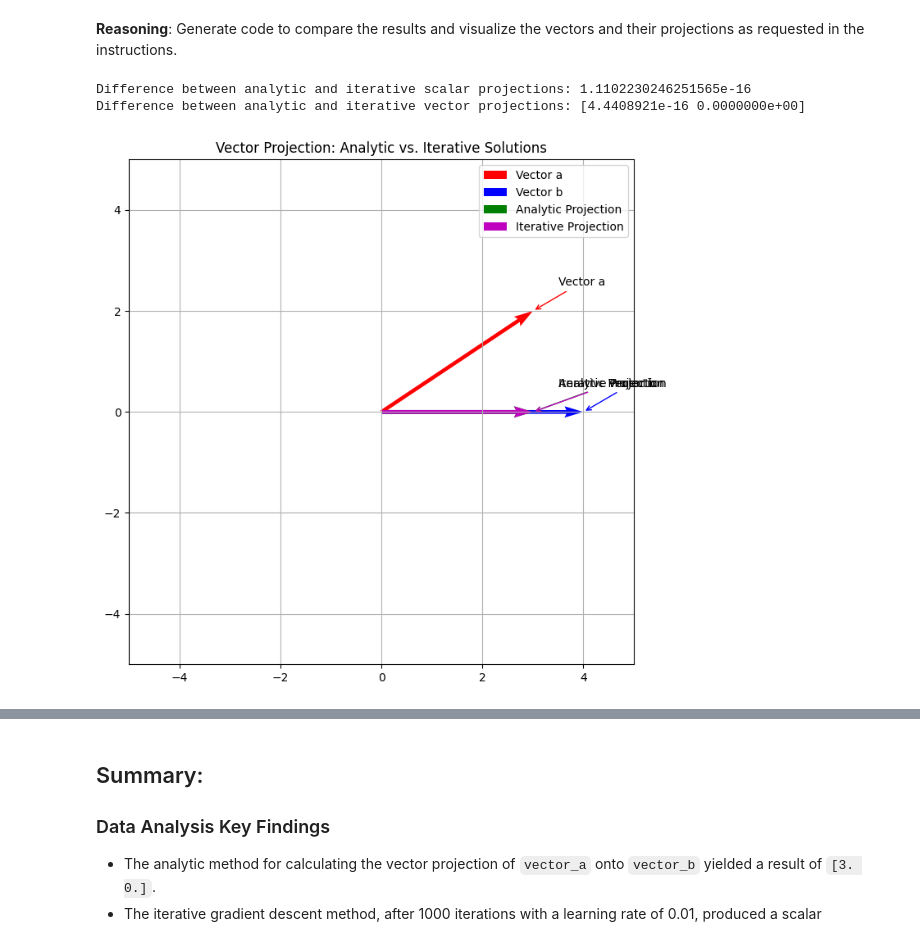
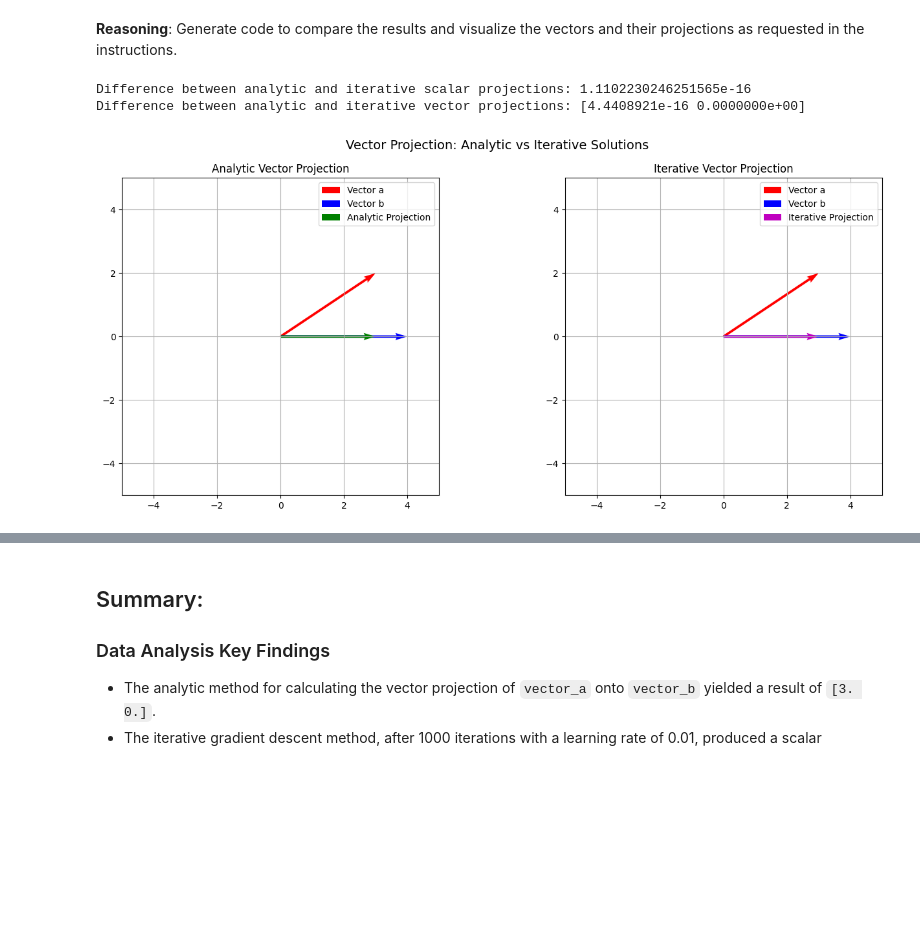
Before and after one commit to FelipeFerAl/TAM-2025-2, a Jupyter notebook: ClassExercises/TAM_040925.ipynb, the cells around one changed output, grey strips where cells are left out. Cells and saved outputs as stored; diff of their text form; code cells hidden in the pictures; blank space fills up the shorter version.

```diff
--- a/ClassExercises/TAM_040925.ipynb
+++ b/ClassExercises/TAM_040925.ipynb
@@ -98,52 +103,57 @@ Generate code to compare the results and visualize the vectors and their project
 # %%
 # 1. Compare the scalar projections
 scalar_difference = scalar_projection - scalar_projection_iterative
 print(f"\nDifference between analytic and iterative scalar projections: {scalar_difference}")
 
 # 2. Compare the vector projections
 vector_difference = vector_projection_analytic - vector_projection_iterative
 print(f"Difference between analytic and iterative vector projections: {vector_difference}")
 
-# 3. Create a matplotlib figure and axes
-fig, ax = plt.subplots(figsize=(8, 8))
+# 3. Create a matplotlib figure with two subplots
+fig, (ax1, ax2) = plt.subplots(1, 2, figsize=(14, 6))
 
-# 4. Plot the original vectors
-ax.quiver(0, 0, vector_a[0], vector_a[1], angles='xy', scale_units='xy', scale=1, color='r', label='Vector a')
-ax.quiver(0, 0, vector_b[0], vector_b[1], angles='xy', scale_units='xy', scale=1, color='b', label='Vector b')
+# --------- Subplot 1: Analytic Projection ---------
+ax1.quiver(0, 0, vector_a[0], vector_a[1], angles='xy', scale_units='xy', scale=1, color='r', label='Vector a')
+ax1.quiver(0, 0, vector_b[0], vector_b[1], angles='xy', scale_units='xy', scale=1, color='b', label='Vector b')
 
-# Set appropriate limits
-max_limit = max(np.max(np.abs(vector_a)), np.max(np.abs(vector_b)), np.max(np.abs(vector_projection_analytic)), np.max(np.abs(vector_projection_iterative))) + 1
-ax.set_xlim([-max_limit, max_limit])
-ax.set_ylim([-max_limit, max_limit])
+ax1.quiver(0, 0, vector_projection_analytic[0], vector_projection_analytic[1],
+           angles='xy', scale_units='xy', scale=1, color='g', label='Analytic Projection')
 
-# Add labels to the vectors
-ax.annotate('Vector a', xy=(vector_a[0], vector_a[1]), xytext=(vector_a[0] + 0.5, vector_a[1] + 0.5), textcoords='data', arrowprops=dict(arrowstyle='->', color='r'))
-ax.annotate('Vector b', xy=(vector_b[0], vector_b[1]), xytext=(vector_b[0] + 0.5, vector_b[1] + 0.5), textcoords='data', arrowprops=dict(arrowstyle='->', color='b'))
+ax1.set_title("Analytic Vector Projection")
+ax1.set_aspect('equal', adjustable='box')
+ax1.grid(True)
+ax1.legend()
 
+# Set same limits for both plots
+max_limit = max(
+    np.max(np.abs(vector_a)),
+    np.max(np.abs(vector_b)),
+    np.max(np.abs(vector_projection_analytic)),
+    np.max(np.abs(vector_projection_iterative))
+) + 1
+ax1.set_xlim([-max_limit, max_limit])
+ax1.set_ylim([-max_limit, max_limit])
 
-# 5. Plot the analytic vector projection
-ax.quiver(0, 0, vector_projection_analytic[0], vector_projection_analytic[1], angles='xy', scale_units='xy', scale=1, color='g', label='Analytic Projection')
-ax.annotate('Analytic Projection', xy=(vector_projection_analytic[0], vector_projection_analytic[1]), xytext=(vector_projection_analytic[0] + 0.5, vector_projection_analytic[1] + 0.5), textcoords='data', arrowprops=dict(arrowstyle='->', color='g'))
+# --------- Subplot 2: Iterative Projection ---------
+ax2.quiver(0, 0, vector_a[0], vector_a[1], angles='xy', scale_units='xy', scale=1, color='r', label='Vector a')
+ax2.quiver(0, 0, vector_b[0], vector_b[1], angles='xy', scale_units='xy', scale=1, color='b', label='Vector b')
 
-# 6. Plot the iterative vector projection
-ax.quiver(0, 0, vector_projection_iterative[0], vector_projection_iterative[1], angles='xy', scale_units='xy', scale=1, color='m', label='Iterative Projection')
-ax.annotate('Iterative Projection', xy=(vector_projection_iterative[0], vector_projection_iterative[1]), xytext=(vector_projection_iterative[0] + 0.5, vector_projection_iterative[1] + 0.5), textcoords='data', arrowprops=dict(arrowstyle='->', color='m'))
+ax2.quiver(0, 0, vector_projection_iterative[0], vector_projection_iterative[1],
+           angles='xy', scale_units='xy', scale=1, color='m', label='Iterative Projection')
 
-# 7. Add a title
-ax.set_title("Vector Projection: Analytic vs. Iterative Solutions")
+ax2.set_title("Iterative Vector Projection")
+ax2.set_aspect('equal', adjustable='box')
+ax2.grid(True)
+ax2.legend()
 
-# 8. Add a legend
-ax.legend()
+ax2.set_xlim([-max_limit, max_limit])
+ax2.set_ylim([-max_limit, max_limit])
 
-# 9. Add a grid
-ax.grid(True)
-
-# 10. Set aspect ratio
-ax.set_aspect('equal', adjustable='box')
-
-# 11. Display the plot
+# Show figure
+plt.suptitle("Vector Projection: Analytic vs Iterative Solutions", fontsize=14)
+plt.tight_layout()
 plt.show()
 # %% [output]
 Difference between analytic and iterative scalar projections: 1.1102230246251565e-16
 Difference between analytic and iterative vector projections: [4.4408921e-16 0.0000000e+00]
-[figure, old version]
+[figure, new version]
```
Also changed, not shown: parts of 11 cells of this notebook.
